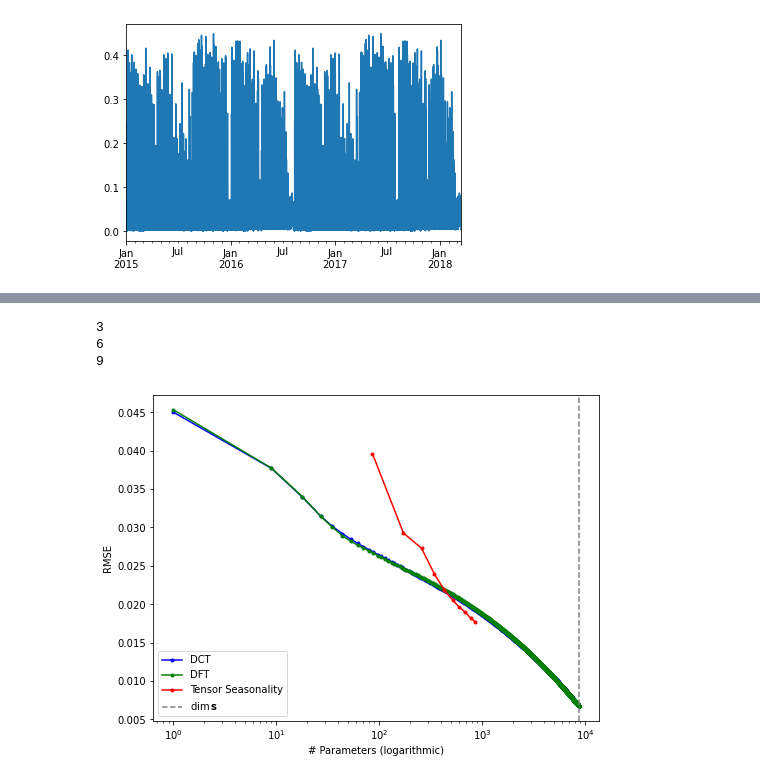
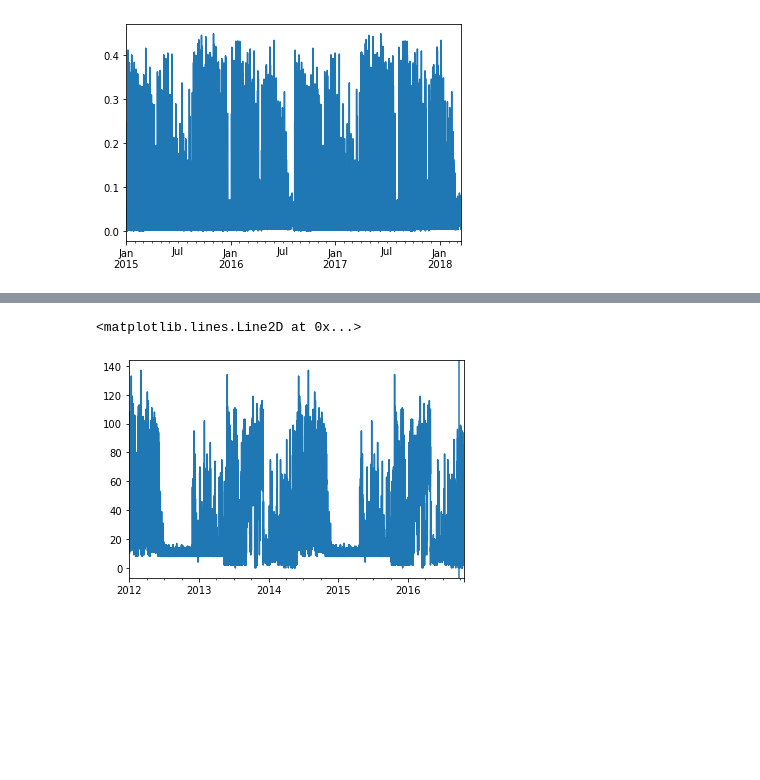
Before and after one commit to canerturkmen/tensorseason, a Jupyter notebook: poc.ipynb, the cells around one changed output, grey strips where cells are left out. Cells and saved outputs as stored; diff of their text form; code cells hidden in the pictures; blank space fills up the shorter version.

```diff
--- a/poc.ipynb
+++ b/poc.ipynb
@@ -321 +374,4 @@ plot_comparison(dct_errors, dft_errors, ten_params, ten_errors, param_sweep, fol
+# %%
+folds = [24, 7, 4]
+freq="H"
 # %%
@@ -332,12 +382,6 @@ plt.show()
-# %%
-data -= decomposition.trend
-data = data[len(data) % np.prod(folds):]
-
-dct_errors, dft_errors = dct_dft_errors(data.values, np.prod(folds))
-ten_errors, ten_params = tensor_error(data.values, folds=[24, 7, 52], ranks=list(range(1,11)))
-plot_comparison(dct_errors, dft_errors, ten_params, ten_errors, param_sweep, folds)
-# %% [output]
-3
-6
-9
-[figure, removed]
+# %%
+data.plot()
+plt.axvline(data.index[-np.prod(folds)])
+# %% [output]
+<matplotlib.lines.Line2D at 0x...>
+[figure, added]
```
Also changed, not shown: parts of 40 cells of this notebook, 1 other file.
